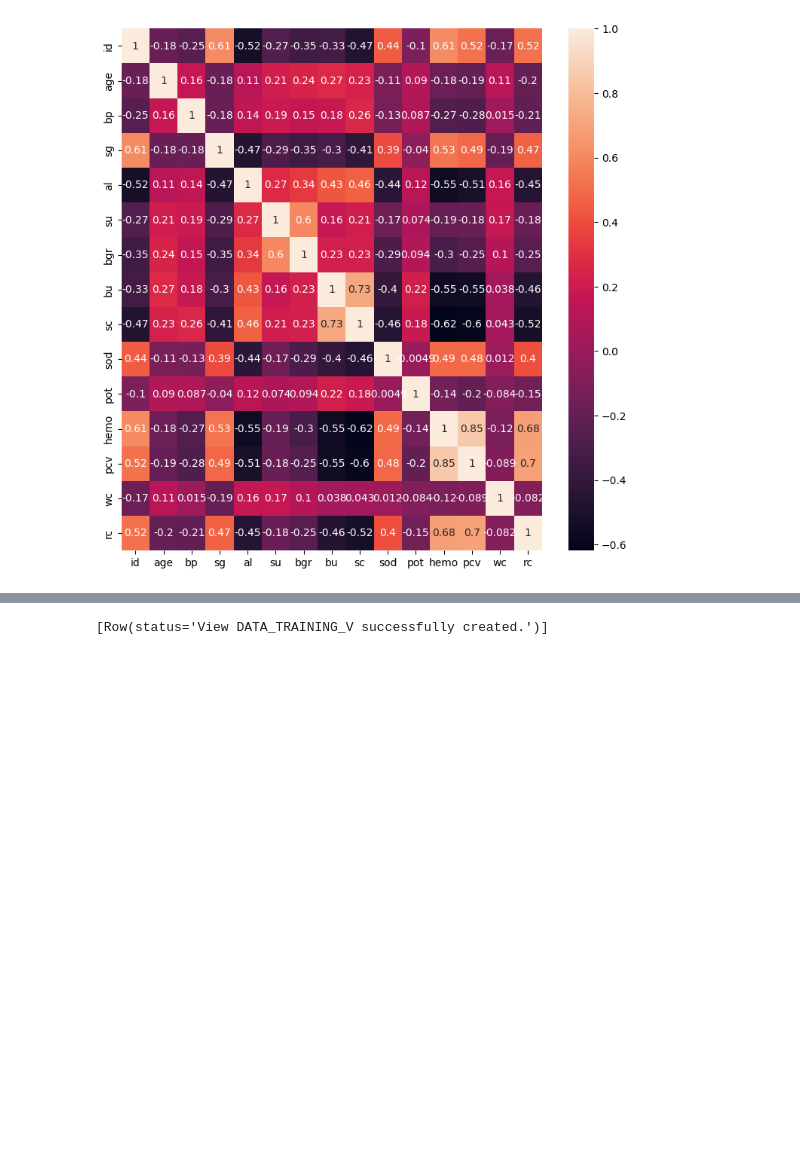
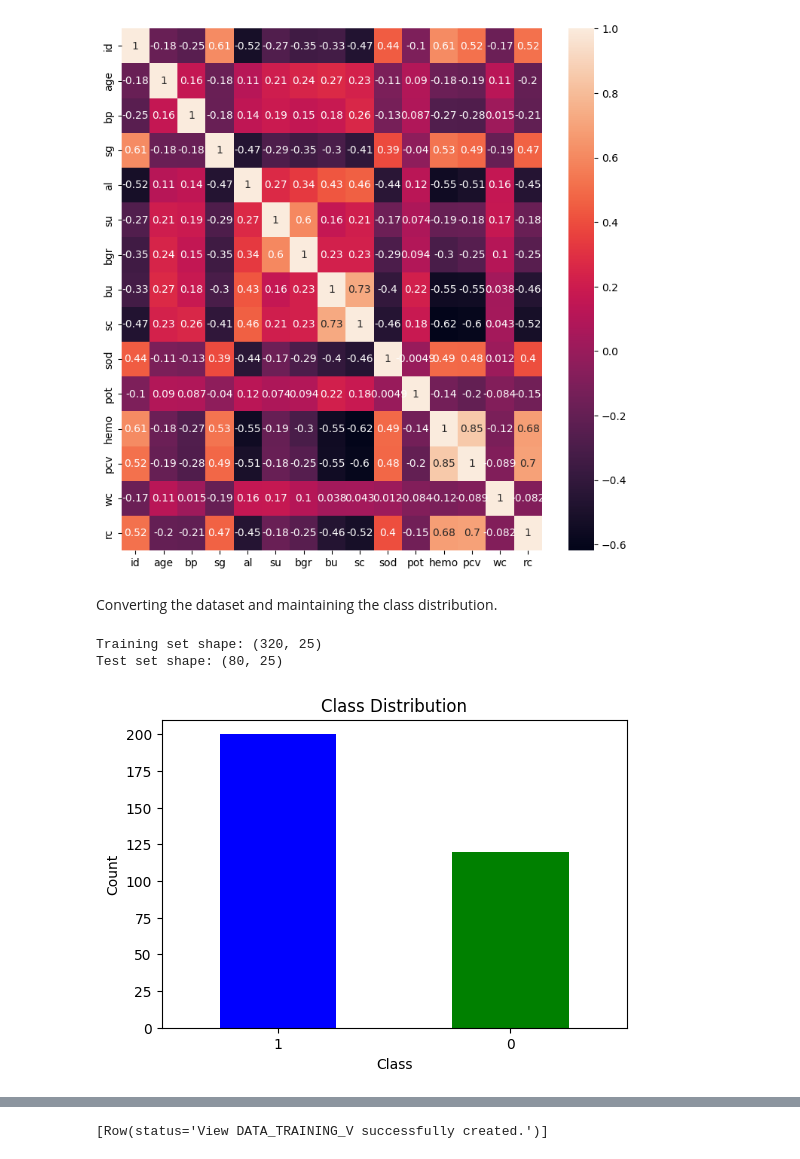
Before and after one commit to Yaazipedia/Cloud-Based-Machine-Learning-for-Early-Detection-of-Chronic-Kidney-Disease, a Jupyter notebook: Final_ADT_code.ipynb, the cells around one changed output, grey strips where cells are left out. Drawn from its saved outputs; the diff is of its cells as text; code cells hidden in the pictures; blank space fills up the shorter version.

```diff
--- a/Final_ADT_code.ipynb
+++ b/Final_ADT_code.ipynb
@@ -353,3 +369,33 @@ sns.heatmap(matrix, annot = True)
 [figure]
 # %%
 df_new=df_new.drop('id',axis=1)
+# %% [markdown]
+Converting the dataset and maintaining the class distribution.
+# %%
+from sklearn.model_selection import train_test_split
+# Split the DataFrame
+train_df, test_df = train_test_split(df_new, test_size=0.2, stratify=df_new['classification'],random_state=42)
+
+# train_df contains 80% of the data
+# test_df contains 20% of the data
+
+print("Training set shape:", train_df.shape)
+print("Test set shape:", test_df.shape)
+# %% [output]
+Training set shape: (320, 25)
+Test set shape: (80, 25)
+# %%
+#distribution of train df
+import matplotlib.pyplot as plt
+
+class_counts = train_df['classification'].value_counts()
+
+plt.figure(figsize=(6,4))
+class_counts.plot(kind='bar',color=['blue','green'])
+plt.xlabel('Class')
+plt.ylabel('Count')
+plt.title('Class Distribution')
+plt.xticks(rotation=0)
+plt.show()
+# %% [output]
+[figure, added]
```
Also changed, not shown: parts of 67 cells of this notebook, 2 other files.
